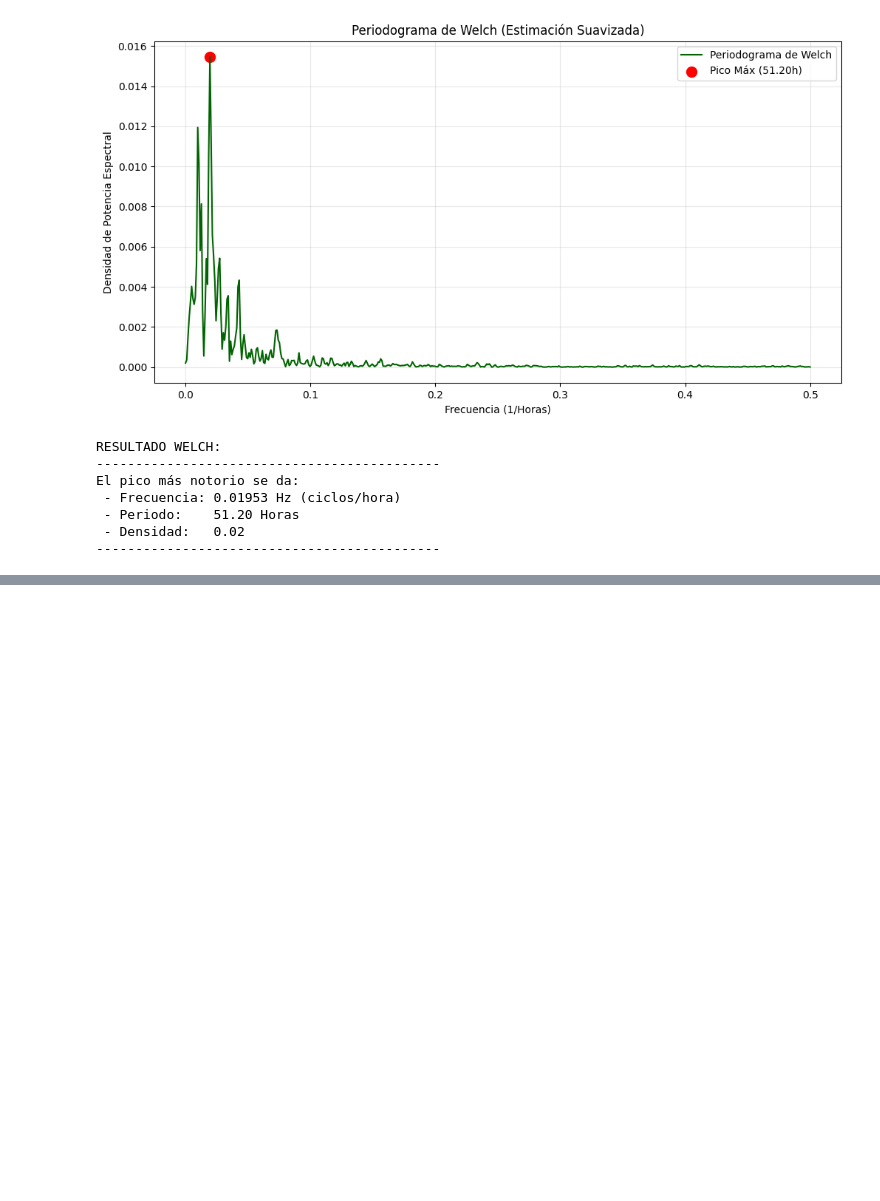
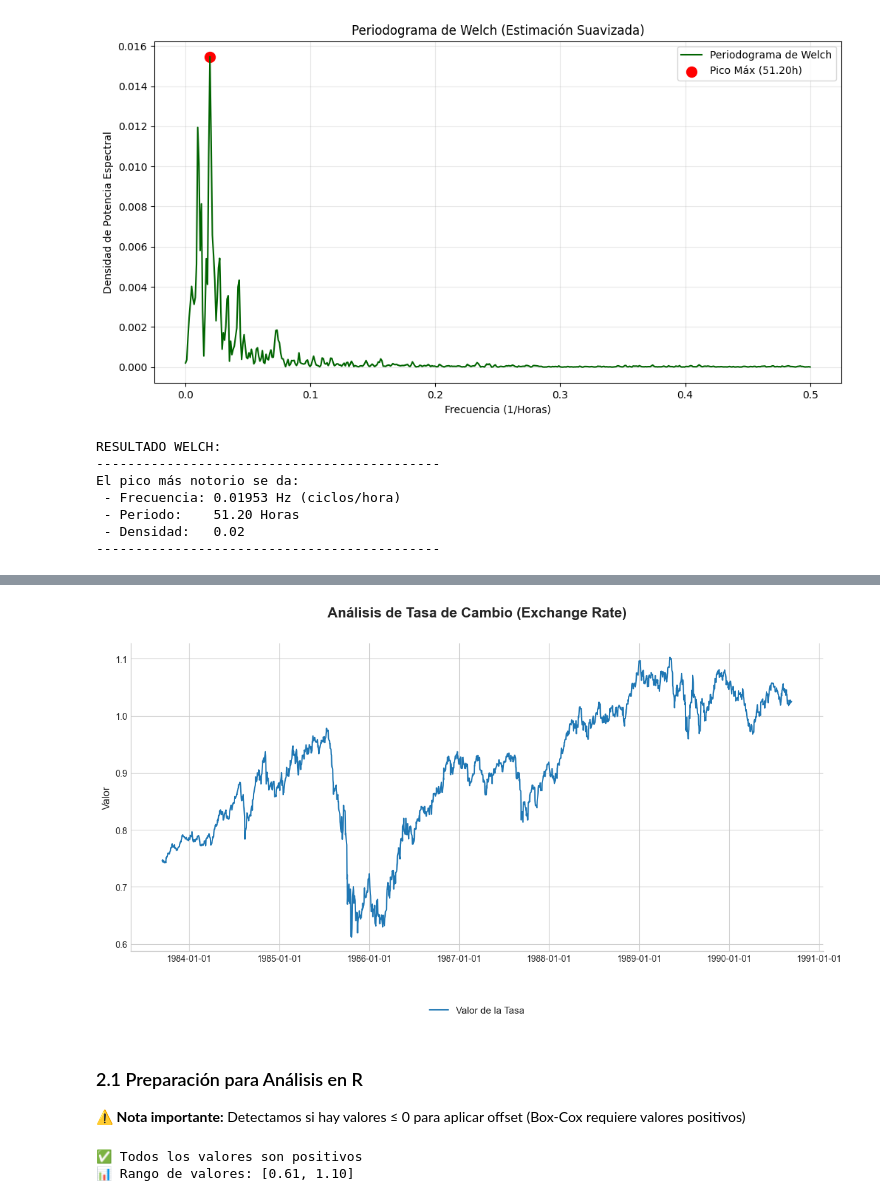
Before and after one commit to Plealm/Prediccion_Probabilistica, a Jupyter notebook: codigo_final_organizado/Aplicaciones/Aplicaciones_con_analisis/exchange_analisis.ipynb, the cells around one changed output, grey strips where cells are left out. Drawn from its saved outputs; the diff is of its cells as text; code cells hidden in the pictures; blank space fills up the shorter version.

```diff
--- a/codigo_final_organizado/Aplicaciones/Aplicaciones_con_analisis/exchange_analisis.ipynb
+++ b/codigo_final_organizado/Aplicaciones/Aplicaciones_con_analisis/exchange_analisis.ipynb
@@ -1429,0 +1476,26 @@ print(f"\n✅ ¡PROCESO FINALIZADO! Revisa la carpeta: {os.path.abspath(output_f
+# %%
+# Cargar Dataset Exchange Rate
+dataset = get_dataset("exchange_rate")
+series_entry = next(iter(dataset.train)) # Tomamos la primera serie (índice 0)
+
+# Recortamos a los últimos 4000 datos para agilizar el análisis visual
+# y evitar saturar R
+LIMIT = 1825
+values = series_entry['target'][-LIMIT:]
+start_date = pd.Timestamp(series_entry['start'].to_timestamp())
+freq = series_entry['start'].freq
+
+# Crear índice de fechas
+timestamps = pd.date_range(
+    end=start_date + pd.Timedelta(hours=len(series_entry['target'])),
+    periods=len(series_entry['target']),
+    freq=freq
+)[-LIMIT:]
+
+df = pd.DataFrame({'Date': timestamps, 'Tasa': values}) # Usamos 'Tasa' para mantener consistencia con el dataset
+df.set_index('Date', inplace=True)
+
+print(f"Dimensiones: {df.shape}")
+display(df.head())
+
+plot_('Exchange Rate', (df.index, df["Tasa"], "Tasa"))
@@ -1429,0 +1511,33 @@ print(f"\n✅ ¡PROCESO FINALIZADO! Revisa la carpeta: {os.path.abspath(output_f
+# %%
+
+# Nota: Estas funciones suelen esperar una tupla (índice, valores, etiqueta)
+plot_('Análisis de Tasa de Cambio (Exchange Rate)',
+      (df.index, df["Tasa"], "Valor de la Tasa"))
+
+plot_matplotlib('Análisis de Tasa de Cambio (Exchange Rate)',
+                (df.index, df["Tasa"], "Valor de la Tasa"))
+# %% [output]
+[figure, added]
+# %% [markdown]
+### 2.1 Preparación para Análisis en R
+
+⚠️ **Nota importante:** Detectamos si hay valores ≤ 0 para aplicar offset (Box-Cox requiere valores positivos)
+# %%
+df_r = df.reset_index()
+df_r['Date'] = df_r['Date'].dt.strftime('%Y-%m-%d %H:%M:%S')
+
+# Detección y corrección de valores no positivos
+min_val = df_r['Tasa'].min()
+offset = 0
+
+if min_val <= 0:
+    offset = abs(min_val) + 1.0
+    print(f"⚠️ Valores ≤ 0 detectados. Aplicando offset de {offset}")
+else:
+    print("✅ Todos los valores son positivos")
+
+df_r['Consumo_Offset'] = df_r['Tasa'] + offset
+print(f"📊 Rango de valores: [{df_r['Consumo_Offset'].min():.2f}, {df_r['Consumo_Offset'].max():.2f}]")
+# %% [output]
+✅ Todos los valores son positivos
+📊 Rango de valores: [0.61, 1.10]
```
Also changed, not shown: parts of 57 cells of this notebook, 49 other files.
